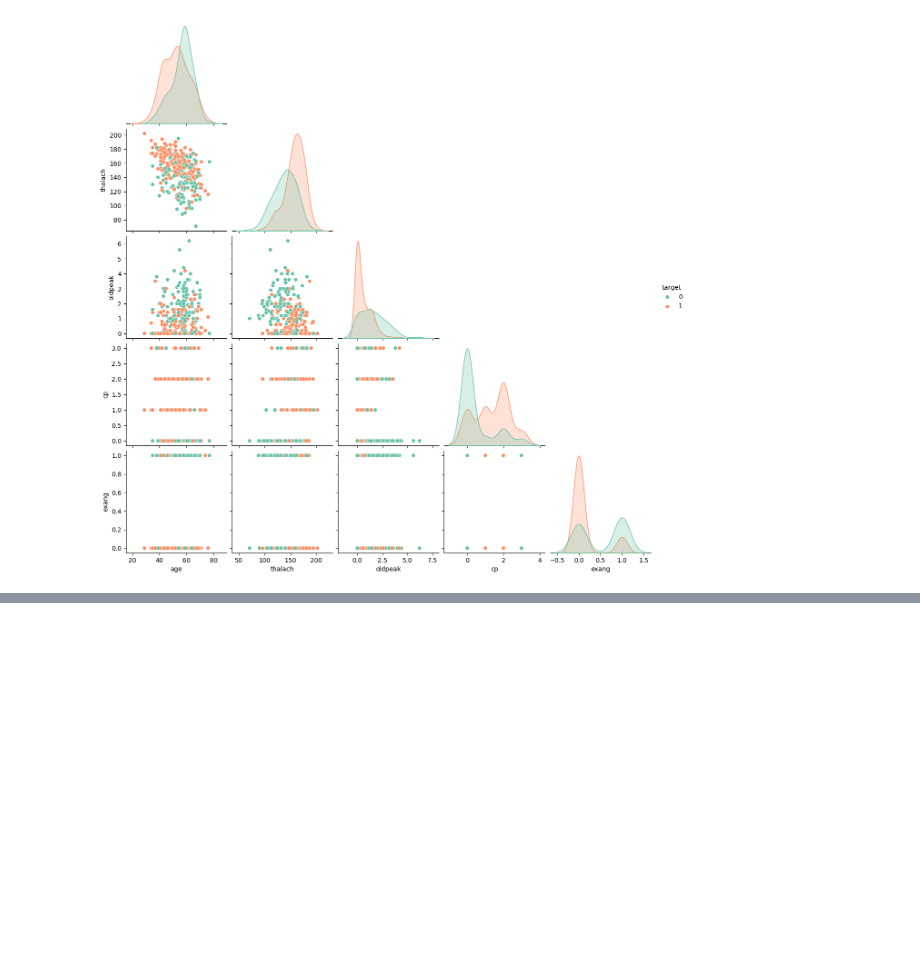
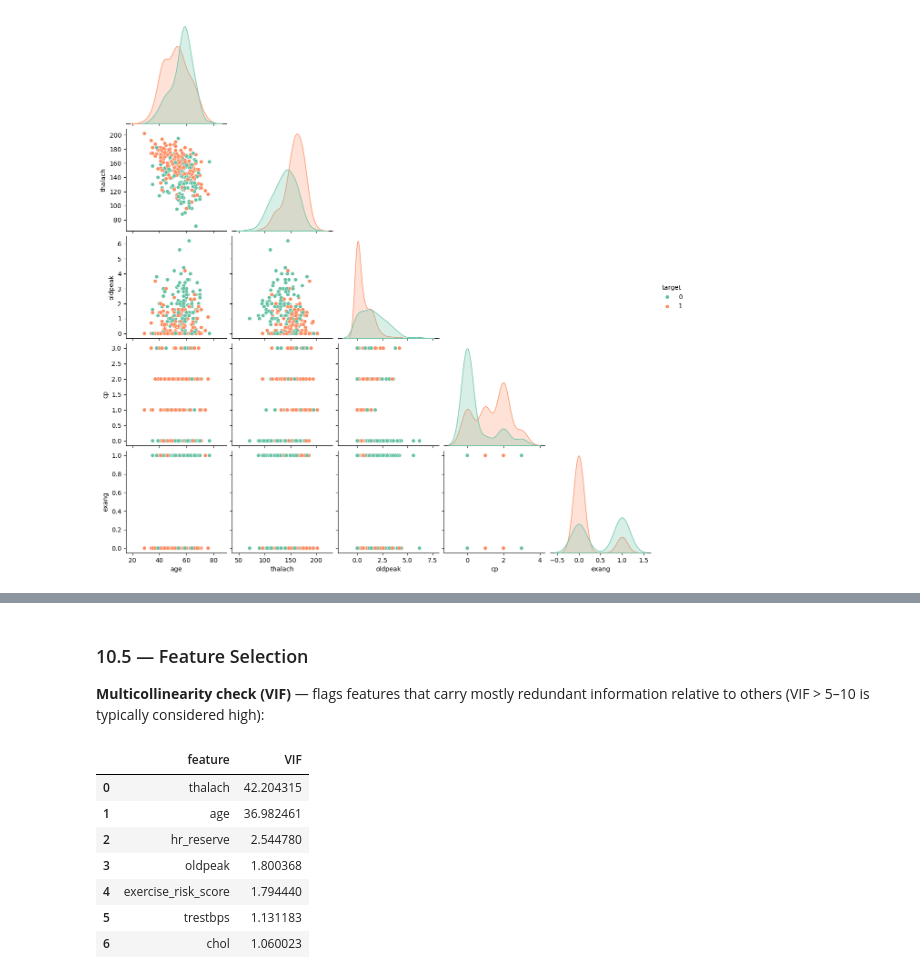
Before and after one commit to VishRoy/kaggle-notebook, a Jupyter notebook: Logistic_Regression.ipynb, the cells around one changed output, grey strips where cells are left out. Saved outputs shown, nothing was run; the diff lists cells and outputs as text; code cells hidden in the pictures; blank space fills up the shorter version.

```diff
--- a/Logistic_Regression.ipynb
+++ b/Logistic_Regression.ipynb
@@ -635,0 +684,24 @@ plt.show()
+# %% [markdown]
+### 10.5 — Feature Selection
+
+**Multicollinearity check (VIF)** — flags features that carry mostly redundant
+information relative to others (VIF > 5–10 is typically considered high):
+# %%
+from statsmodels.stats.outliers_influence import variance_inflation_factor
+
+vif_features = numeric_cols + ['exercise_risk_score', 'hr_reserve']
+X_vif = df_fe[vif_features].copy()
+vif_df = pd.DataFrame({
+    'feature': X_vif.columns,
+    'VIF': [variance_inflation_factor(X_vif.values, i) for i in range(X_vif.shape[1])]
+}).sort_values('VIF', ascending=False).reset_index(drop=True)
+vif_df
+# %% [output]
+|  | feature | VIF |
+| 0 | thalach | 42.204315 |
+| 1 | age | 36.982461 |
+| 2 | hr_reserve | 2.544780 |
+| 3 | oldpeak | 1.800368 |
+| 4 | exercise_risk_score | 1.794440 |
+| 5 | trestbps | 1.131183 |
+| 6 | chol | 1.060023 |
```
Also changed, not shown: parts of 14 cells of this notebook.
